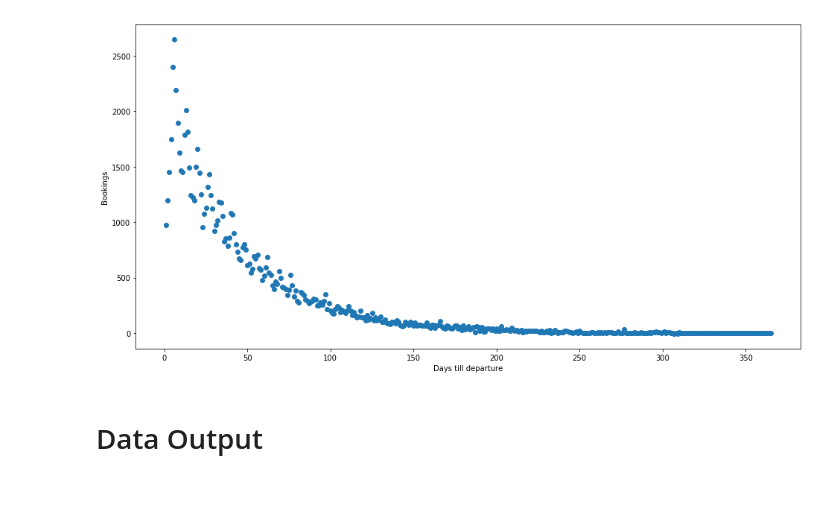
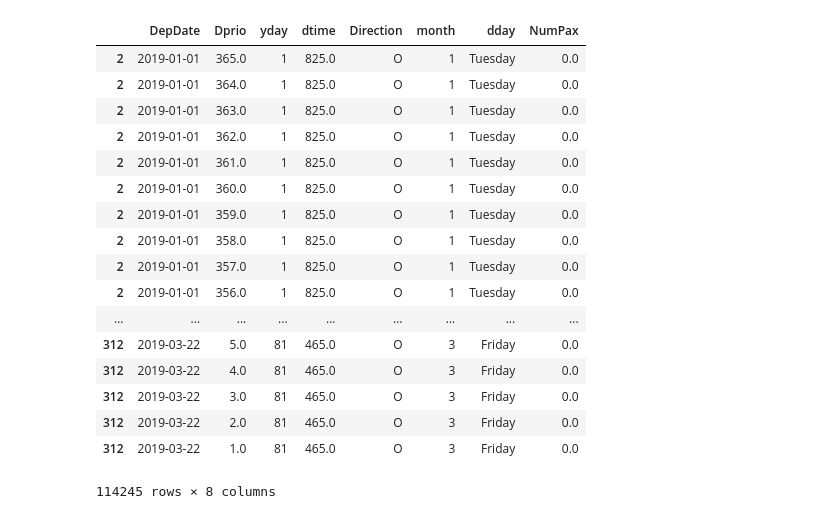
Before and after one commit to dkremlg/Booking-Curves, a Jupyter notebook: Prepare_Pax_Data.ipynb, the cells around one changed output. Saved outputs shown, nothing was run; the diff lists cells and outputs as text; code cells hidden in the pictures; blank space fills up the shorter version.

```diff
--- a/Prepare_Pax_Data.ipynb
+++ b/Prepare_Pax_Data.ipynb
@@ -17,3 +17,11 @@ url_folder='https://raw.githubusercontent.com/dkremlg/Booking-Curves/master'
+# %%
+url_folder='https://raw.githubusercontent.com/dkremlg/Booking-Curves/master'
+cube_files=['cube_JAN2019-JUN2019.csv']
+url=url_folder+'/'+cube_files[0]
+s=requests.get(url).content
+Data=pd.read_csv(io.StringIO(s.decode('utf-8')),sep=';')
+
+other_files=['SCNTXL.csv']
 # %%
 # url_folder='https://raw.githubusercontent.com/dkremlg/Booking-Curves/master'
 
@@ -31,5 +39,3 @@ url_folder='https://raw.githubusercontent.com/dkremlg/Booking-Curves/master'
 #     s=requests.get(url).content
 #     Data_intermediate=pd.read_csv(io.StringIO(s.decode('utf-8')),sep=';')
 #     Data=pd.concat([Data,Data_intermediate])
-# %%
-Data=pd.read_csv('cube_JAN2019-JUN2019.csv',sep=';')
@@ -99,4 +115,7 @@ Data=Data.loc[~pd.isnull(Data['DepTime']),['IssueDate','DepDate','FltNum','SegTo
 # %%
+Data=Data.loc[~pd.isnull(Data['DepTime']),['IssueDate','DepDate','FltNum','SegTo','SegFrom','Direction','DepTime','NumPax',
+                                     'Coupons+YQ on current bookings','Current revenue','Group pax','Cabin Capacity']].copy()
+
 IssueDate=Data['IssueDate'].unique().tolist()
 IssueDate_Map=DataFrame([IssueDate,
 [pd.to_datetime(x.split(' ')[0],format='%d/%m/%Y') for x in IssueDate]]).transpose()
@@ -146,8 +165,6 @@ Data['month']=Data['DepDate'].apply(lambda x: int(x.month))
 #######################################
 
 Data['Dprio']=(Data['DepDate']-Data['IssueDate']).apply(lambda x: float(x.days))
-Data=Data[['DepDate','Dprio','yday','dtime','Direction','month','dday','NumPax']]
-Data=Data.loc[(Data['Dprio']>0)&(Data['Dprio']<=366)&(Data['NumPax']>0),:]
+Data=Data.loc[(Data['Dprio']>0)&(Data['Dprio']<=366)&(Data['NumPax']>0)&(~pd.isnull(Data['DepTime'])),:]
 
 Data=Data.sort_values(by=['DepDate','Dprio'],ascending=[True,False])
-Data=Data.set_index(['DepDate','Dprio','yday','dtime','Direction','month','dday'])
@@ -154,7 +175,10 @@ Data=Data.set_index(['DepDate','Dprio','yday','dtime','Direction','month','dday'
 # %%
-Data=Data.groupby(level=[0,2,3,4,5,6]).diff().reset_index()
-Data=Data.dropna(how='any')
-Data_NoObs=Data.loc[:,['DepDate','yday','dtime','Direction','month','dday']].drop_duplicates().copy()
+Pax=Data.loc[:,['DepDate','Dprio','yday','dtime','Direction','month','dday','NumPax']].copy()
+Pax=Pax.set_index(['DepDate','Dprio','yday','dtime','Direction','month','dday'])
+
+Pax=Pax.groupby(level=[0,2,3,4,5,6]).diff().reset_index()
+Pax=Pax.dropna(how='any')
+Data_NoObs=Pax.loc[:,['DepDate','yday','dtime','Direction','month','dday']].drop_duplicates().copy()
 
 distinct_flights=Data_NoObs.shape[0]
 Data_NoObs.index=range(Data_NoObs.shape[0])
@@ -163,10 +187,10 @@ Data_NoObs=Data_NoObs.iloc[np.repeat([x for x in Data_NoObs.index],365),:]
 Data_NoObs['Dprio']=[x for x in range(1,366)]*distinct_flights
 Data_NoObs['NumPax']=0
 
-Data_NoObs=Data_NoObs[Data.columns]
+Data_NoObs=Data_NoObs[Pax.columns]
 
-Data=pd.concat([Data,Data_NoObs])
-Data=Data.drop_duplicates(subset=['DepDate','Dprio','yday','dtime','Direction','month','dday'])
+Pax=pd.concat([Pax,Data_NoObs])
+Pax=Pax.drop_duplicates(subset=['DepDate','Dprio','yday','dtime','Direction','month','dday'])
 
-Data=Data.sort_values(by=['DepDate','dtime','Dprio'],ascending=[True,True,False])
+Pax=Pax.sort_values(by=['DepDate','dtime','Dprio'],ascending=[True,True,False])
 # %%
@@ -229,18 +199,3 @@ plt.show()
-# %%
-Data_AggrOverAll=Data.groupby('Dprio')['NumPax'].sum().reset_index()
-
-plt.figure(1, figsize=(16, 8))
-
-plt.plot(Data_AggrOverAll['Dprio'],Data_AggrOverAll['NumPax'],'o')
-
-plt.xlabel('Days till departure')
-plt.ylabel('Bookings')
-
-plt.show()
-# %% [output]
-[figure, removed]
-# %% [markdown]
-# Data Output
 # %%
 TrainingSet.to_csv('R_Training_Counting.csv',index=False)
 TestSet.to_csv('R_Test_Counting.csv',index=False)
@@ -251,0 +202,21 @@ Data_AggrOverAll.to_csv('R_Input_AggrOverAll.csv',index=False)
+# %%
+Pax
+# %% [output]
+|  | DepDate | Dprio | yday | dtime | Direction | month | dday | NumPax |
+| 2 | 2019-01-01 | 365.0 | 1 | 825.0 | O | 1 | Tuesday | 0.0 |
+| 2 | 2019-01-01 | 364.0 | 1 | 825.0 | O | 1 | Tuesday | 0.0 |
+| 2 | 2019-01-01 | 363.0 | 1 | 825.0 | O | 1 | Tuesday | 0.0 |
+| 2 | 2019-01-01 | 362.0 | 1 | 825.0 | O | 1 | Tuesday | 0.0 |
+| 2 | 2019-01-01 | 361.0 | 1 | 825.0 | O | 1 | Tuesday | 0.0 |
+| 2 | 2019-01-01 | 360.0 | 1 | 825.0 | O | 1 | Tuesday | 0.0 |
+| 2 | 2019-01-01 | 359.0 | 1 | 825.0 | O | 1 | Tuesday | 0.0 |
+| 2 | 2019-01-01 | 358.0 | 1 | 825.0 | O | 1 | Tuesday | 0.0 |
+| 2 | 2019-01-01 | 357.0 | 1 | 825.0 | O | 1 | Tuesday | 0.0 |
+| 2 | 2019-01-01 | 356.0 | 1 | 825.0 | O | 1 | Tuesday | 0.0 |
+| ... | ... | ... | ... | ... | ... | ... | ... | ... |
+| 312 | 2019-03-22 | 5.0 | 81 | 465.0 | O | 3 | Friday | 0.0 |
+| 312 | 2019-03-22 | 4.0 | 81 | 465.0 | O | 3 | Friday | 0.0 |
+| 312 | 2019-03-22 | 3.0 | 81 | 465.0 | O | 3 | Friday | 0.0 |
+| 312 | 2019-03-22 | 2.0 | 81 | 465.0 | O | 3 | Friday | 0.0 |
+| 312 | 2019-03-22 | 1.0 | 81 | 465.0 | O | 3 | Friday | 0.0 |
+114245 rows × 8 columns
```
Also changed, not shown: parts of 20 cells of this notebook.
